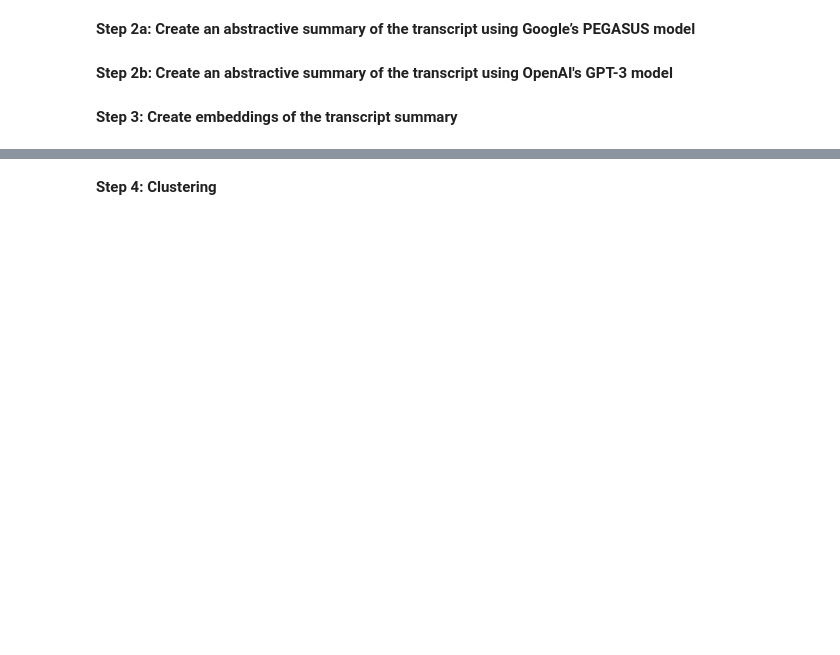
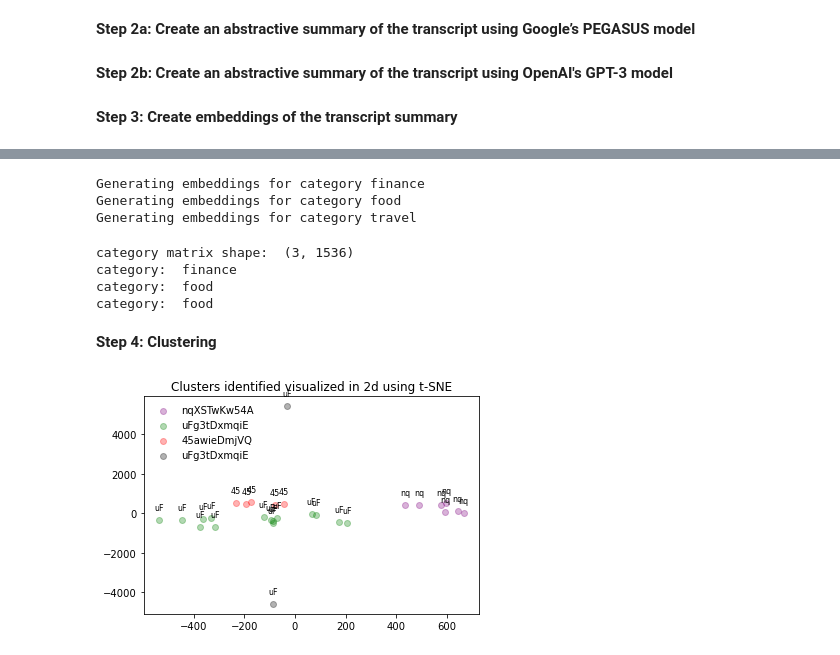
Before and after one commit to gokcedilek/Video-Categorization, a Jupyter notebook: project.ipynb, the cells around one changed output, grey strips where cells are left out. Drawn from its saved outputs; the diff is of its cells as text; code cells hidden in the pictures; blank space fills up the shorter version.

```diff
--- a/project.ipynb
+++ b/project.ipynb
@@ -242,3 +274,66 @@ for video in videos:
+# %%
+import openai
+import csv
+
+# obtain embeddings of the labels
+data_file = './data/categories.csv'
+if not os.path.exists(data_file):
+  with open(data_file, 'w') as csv_file:
+    csv_writer = csv.writer(csv_file)
+    csv_writer.writerow(['category', 'embedding'])
+    for category in categories:
+      print(f'Generating embeddings for category {category}')
+      embedding=openai.Embedding.create(model="text-embedding-ada-002", input=category)
+      query_result=embedding['data'][0]['embedding']
+      csv_writer.writerow([category, query_result])
+# %% [output]
+Generating embeddings for category finance
+Generating embeddings for category food
+Generating embeddings for category travel
+# %%
+# classify videos into categories
+categories = ['finance', 'food', 'travel']
+
+import numpy as np
+import pandas as pd
+from sklearn.neighbors import NearestNeighbors
+from scipy import spatial
+
+# read category embeddings
+category_df = pd.read_csv('./data/categories.csv')
+category_df["embedding"] = category_df.embedding.apply(eval).apply(np.array)
+category_matrix = np.vstack(category_df.embedding.values)
+print('category matrix shape: ', category_matrix.shape)
+
+# nearest neighbors fit
+neighbors = NearestNeighbors(n_neighbors=1, metric=spatial.distance.cosine)
+neighbors.fit(category_matrix)
+
+embeddings = np.empty((0, 1536), float) # todo: change hardcoded number
+
+# read data embeddings
+for video in videos:
+  video_id = video['link'].split('=')[1]
+  datafile_path = './data/' + video_id + '.csv'
+  df = pd.read_csv(datafile_path)
+  df["embedding"] = df.embedding.apply(eval).apply(np.array)
+  matrix = np.vstack(df.embedding.values)
+
+  # append the matrix to the embeddings
+  embeddings = np.vstack((embeddings, matrix))
+
+  # compute the centroid of summary embeddings
+  centroid = embeddings.mean(axis=0)
+
+  # classify using KNN
+  index = neighbors.kneighbors([centroid], return_distance=False)[0, 0]
+  category = categories[index]
+  print('category: ', category)
+# %% [output]
+category matrix shape:  (3, 1536)
+category:  finance
+category:  food
+category:  food
 # %% [markdown]
 **Step 4: Clustering**
 # %%
@@ -267,32 +362,44 @@ n_clusters = 4
 
 kmeans = KMeans(n_clusters=n_clusters, init="k-means++", random_state=42)
 kmeans.fit(embeddings)
 labels = kmeans.labels_
 embeddings_df['cluster'] = labels
 
 from sklearn.manifold import TSNE
 import matplotlib
 import matplotlib.pyplot as plt
 
 tsne = TSNE(n_components=2, perplexity=3, random_state=42, init="random", learning_rate=200)
 vis_dims2 = tsne.fit_transform(embeddings)
 
 x_coords = [x for x, y in vis_dims2]
 y_coords = [y for x, y in vis_dims2]
 
+legend_map = {}
+
 for category, color in enumerate(["purple", "green", "red", "black"]):
   xs = np.array(x_coords)[np.where(embeddings_df['cluster'] == category)[0]]
   ys = np.array(y_coords)[np.where(embeddings_df['cluster'] == category)[0]]
   # get the video id for this category of points
   vid_id = embeddings_df.loc[(embeddings_df['cluster'] == category), 'video_id'].iloc[0]
-  plt.scatter(xs, ys, color=color, alpha=0.3)
+
+  # plot the points
+  plt.scatter(xs, ys, color=color, alpha=0.3, label=None)
+
+  # create a map of color to video id for the legend
+  legend_map[color] = vid_id
 
   # label points with their video_id
   for x,y in zip(xs,ys):
     label = vid_id[:2]
 
     plt.annotate(label, (x,y), textcoords="offset points", xytext=(0,10), ha='center', fontsize=8)
 
-  # plt.scatter(avg_x, avg_y, marker="x", color=color, s=100)
+for color in legend_map:
+  plt.scatter([], [], c=color, alpha=0.3, label=legend_map[color])
+
+plt.legend(loc="upper left", scatterpoints=1, frameon=False, labelspacing=0.5)
 plt.title("Clusters identified visualized in 2d using t-SNE")
 plt.savefig('images/categories.png')
+# %% [output]
+[figure, added]
```
Also changed, not shown: parts of 9 cells of this notebook, 1 other file.
